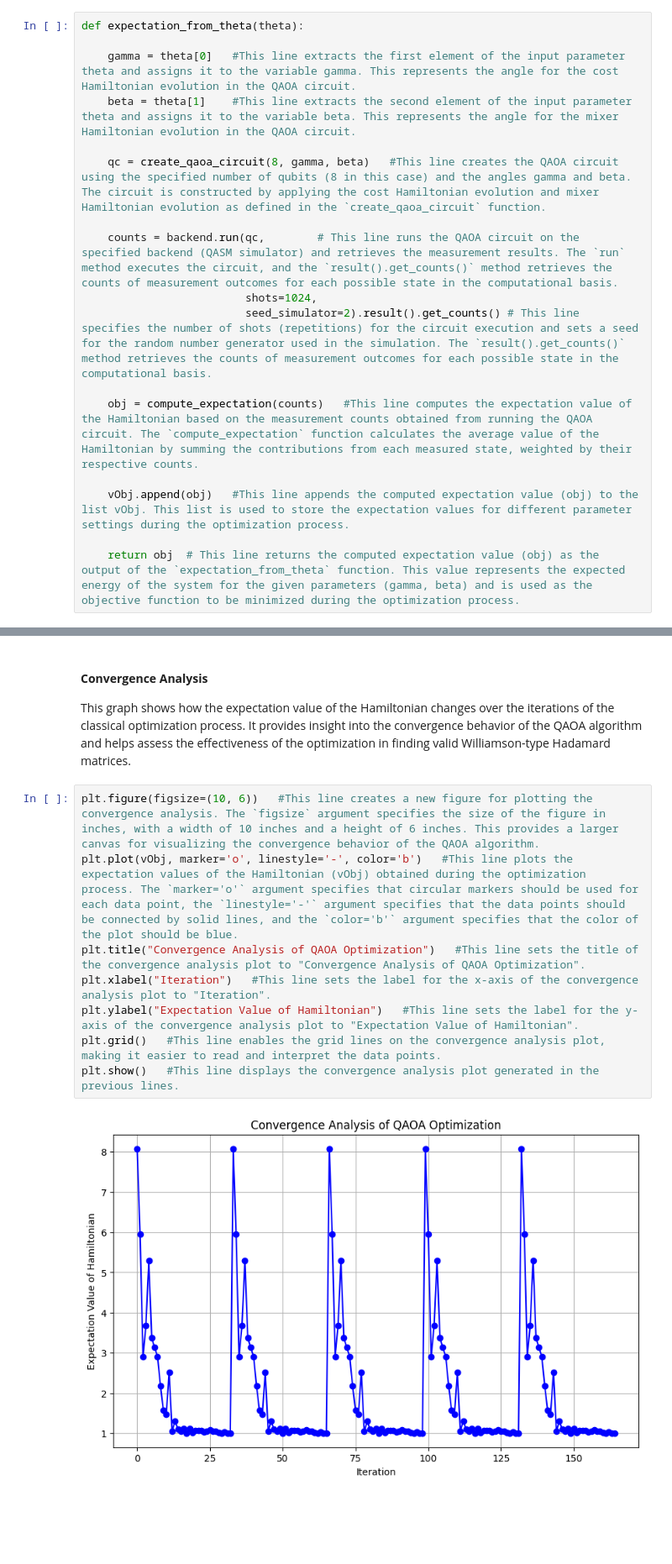
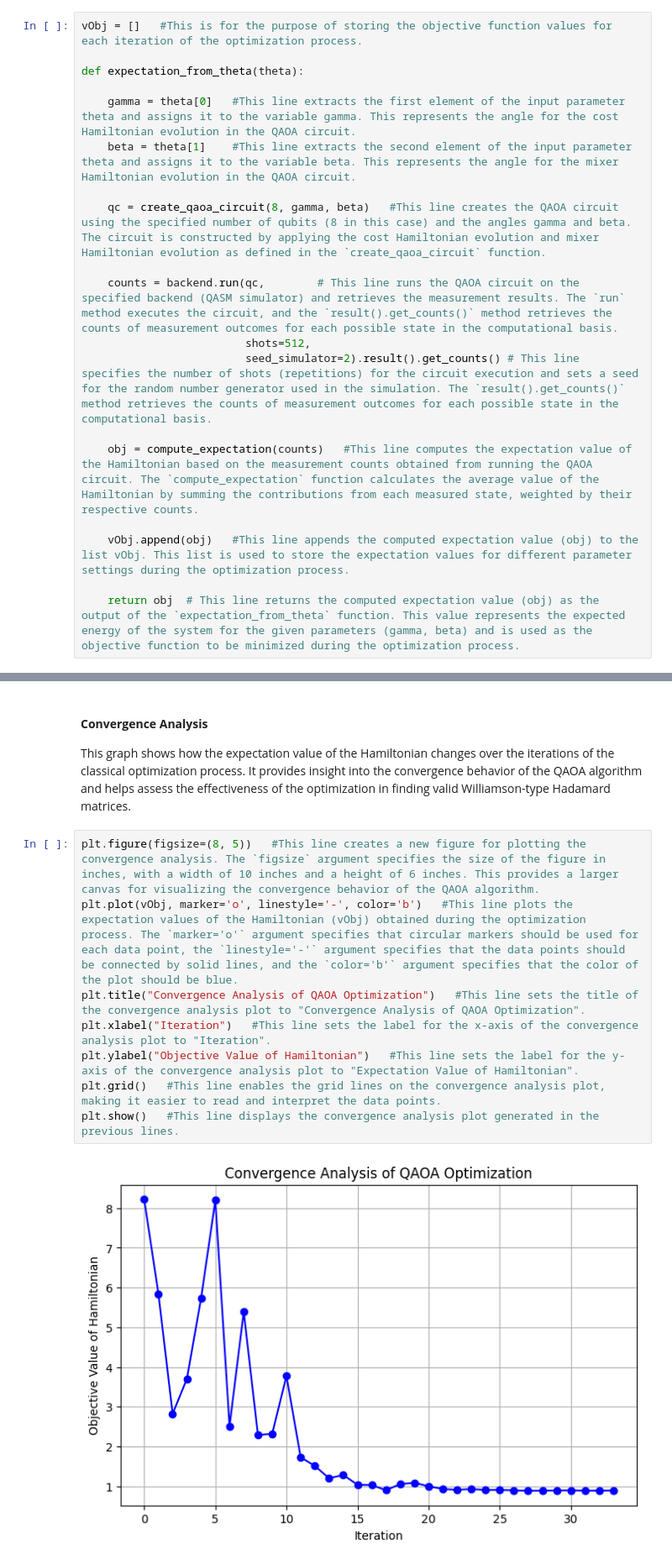
Before and after one commit to naseer-muhammad/Hadamard-Matrix-Research, a Jupyter notebook: Williamson/12x12_Williamson.ipynb, the cells around one changed output, grey strips where cells are left out. Shown at 84% size. Drawn from its saved outputs; the diff is of its cells as text; blank space fills up the shorter version.

```diff
--- a/Williamson/12x12_Williamson.ipynb
+++ b/Williamson/12x12_Williamson.ipynb
@@ -241,6 +1107,8 @@ backend = Aer.get_backend('qasm_simulator')   #This line initializes the quantum
 #### **Objective Function for Optimization**
 This function computes the expectation value of the Hamiltonian for a given set of parameters `(gamma, beta)`. The goal is to minimize this expectation value to find the optimal parameters that yield the best solution.
 # %%
+vObj = []   #This is for the purpose of storing the objective function values for each iteration of the optimization process.
+
 def expectation_from_theta(theta):
 
     gamma = theta[0]   #This line extracts the first element of the input parameter theta and assigns it to the variable gamma. This represents the angle for the cost Hamiltonian evolution in the QAOA circuit.
@@ -249,7 +1117,7 @@ def expectation_from_theta(theta):
     qc = create_qaoa_circuit(8, gamma, beta)   #This line creates the QAOA circuit using the specified number of qubits (8 in this case) and the angles gamma and beta. The circuit is constructed by applying the cost Hamiltonian evolution and mixer Hamiltonian evolution as defined in the `create_qaoa_circuit` function.
 
     counts = backend.run(qc,        # This line runs the QAOA circuit on the specified backend (QASM simulator) and retrieves the measurement results. The `run` method executes the circuit, and the `result().get_counts()` method retrieves the counts of measurement outcomes for each possible state in the computational basis.
-                         shots=1024,
+                         shots=512,
                          seed_simulator=2).result().get_counts() # This line specifies the number of shots (repetitions) for the circuit execution and sets a seed for the random number generator used in the simulation. The `result().get_counts()` method retrieves the counts of measurement outcomes for each possible state in the computational basis.
 
     obj = compute_expectation(counts)   #This line computes the expectation value of the Hamiltonian based on the measurement counts obtained from running the QAOA circuit. The `compute_expectation` function calculates the average value of the Hamiltonian by summing the contributions from each measured state, weighted by their respective counts.
@@ -307,15 +1181,15 @@ Top 5 Measurement Outcomes: {'01101101': 18, '01111010': 17, '10100101': 17, '01
 #### **Convergence Analysis**
 This graph shows how the expectation value of the Hamiltonian changes over the iterations of the classical optimization process. It provides insight into the convergence behavior of the QAOA algorithm and helps assess the effectiveness of the optimization in finding valid Williamson-type Hadamard matrices.
 # %%
-plt.figure(figsize=(10, 6))   #This line creates a new figure for plotting the convergence analysis. The `figsize` argument specifies the size of the figure in inches, with a width of 10 inches and a height of 6 inches. This provides a larger canvas for visualizing the convergence behavior of the QAOA algorithm.
+plt.figure(figsize=(8, 5))   #This line creates a new figure for plotting the convergence analysis. The `figsize` argument specifies the size of the figure in inches, with a width of 10 inches and a height of 6 inches. This provides a larger canvas for visualizing the convergence behavior of the QAOA algorithm.
 plt.plot(vObj, marker='o', linestyle='-', color='b')   #This line plots the expectation values of the Hamiltonian (vObj) obtained during the optimization process. The `marker='o'` argument specifies that circular markers should be used for each data point, the `linestyle='-'` argument specifies that the data points should be connected by solid lines, and the `color='b'` argument specifies that the color of the plot should be blue.
 plt.title("Convergence Analysis of QAOA Optimization")   #This line sets the title of the convergence analysis plot to "Convergence Analysis of QAOA Optimization".
 plt.xlabel("Iteration")   #This line sets the label for the x-axis of the convergence analysis plot to "Iteration".
-plt.ylabel("Expectation Value of Hamiltonian")   #This line sets the label for the y-axis of the convergence analysis plot to "Expectation Value of Hamiltonian".
+plt.ylabel("Objective Value of Hamiltonian")   #This line sets the label for the y-axis of the convergence analysis plot to "Expectation Value of Hamiltonian".
 plt.grid()   #This line enables the grid lines on the convergence analysis plot, making it easier to read and interpret the data points.
 plt.show()   #This line displays the convergence analysis plot generated in the previous lines.
 # %% [output]
-[figure, old version]
+[figure, new version]
 # %% [markdown]
 #### **Fine Best Candidate Solution**
 This section identifies the best candidate solution from the measurement outcomes obtained from the final QAOA circuit. The best candidate is determined based on the lowest Hamiltonian energy, and it is further evaluated to check if it produces a valid Williamson-type Hadamard matrix.
```
Also changed, not shown: parts of 27 cells of this notebook, 4 other files.
